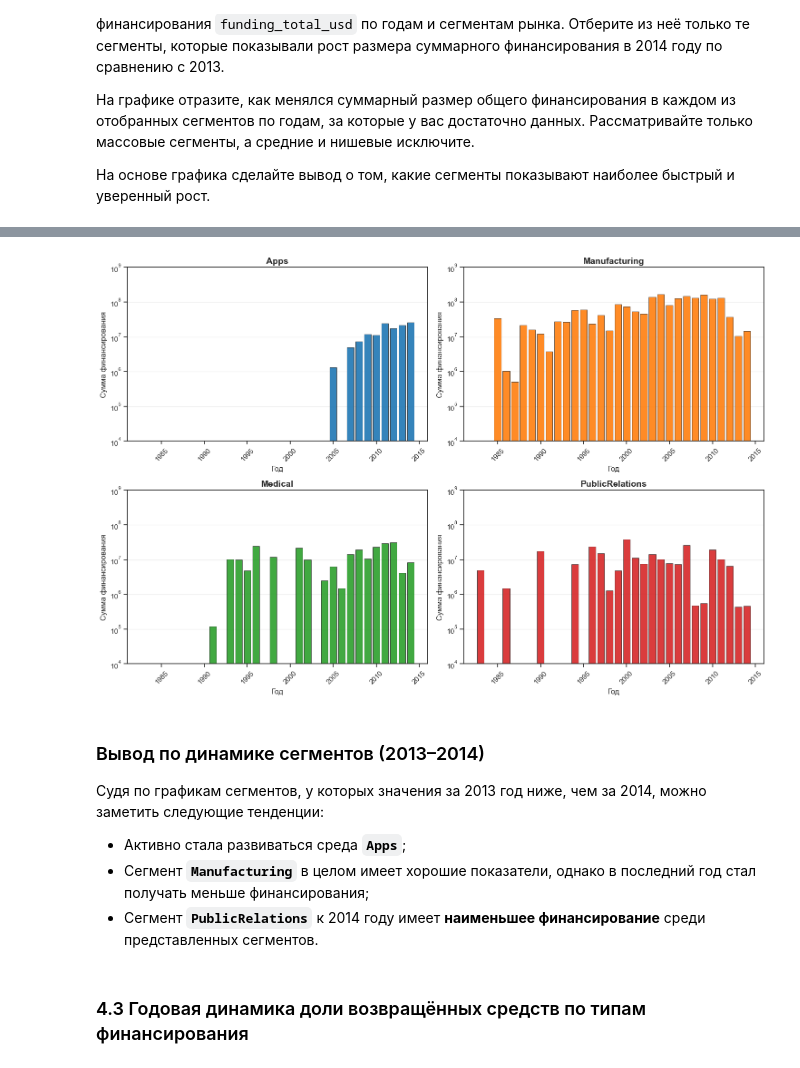
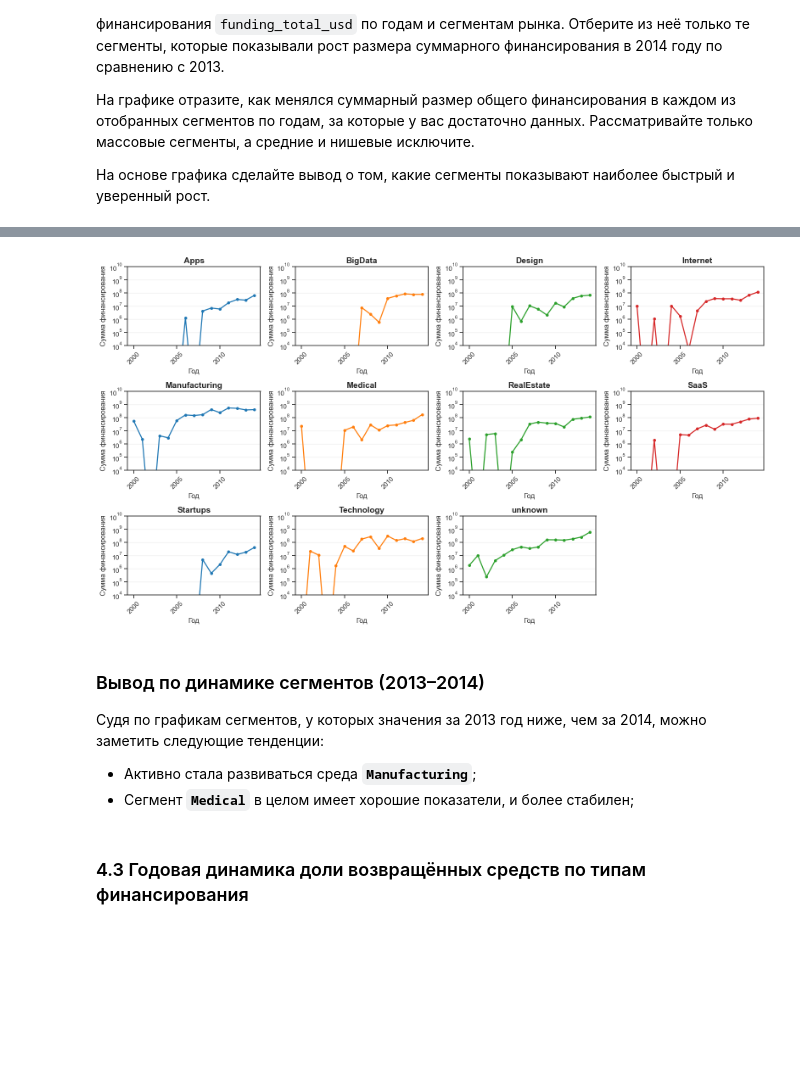
Before and after one commit to CAH0/startup-funding-analysis, a Jupyter notebook: startup_funding_analysis.ipynb, the cells around one changed output, grey strips where cells are left out. Saved outputs shown, nothing was run; the diff lists cells and outputs as text; code cells hidden in the pictures; blank space fills up the shorter version.

```diff
--- a/startup_funding_analysis.ipynb
+++ b/startup_funding_analysis.ipynb
@@ -320,6 +362,10 @@ dtype: int64
 ##Удаление данных в которых пропушенна информация про финансирование
 
 print(readInv.duplicated().sum())
-readInv['funding_total_usd'].dropna()
+
+print(readInv['funding_total_usd'].isna().sum())
+readInv = readInv.dropna(subset=['funding_total_usd']).reset_index(drop=True)
+
+readInv['funding_total_usd'].isna().sum()
 # %% [output]
 0
@@ -736,10 +819,13 @@ df = df[df['is_anomaly'] == False]
 
 Также исключили из данных аномальных значений
 # %%
-ss = df.groupby('founded_year')['funding_rounds'].count()
+df['funding_year'] = df['mid_funding_at'].dt.year
+
+ss = df.groupby('funding_year')['funding_rounds'].sum()
 years_keep = ss[ss >= 50].index
 
-df = df[df['founded_year'].isin(years_keep)]
+df = df[df['funding_year'].isin(years_keep)]
+df = df[df['funding_year'] > 1999]
 
-print(df.groupby('founded_year')['funding_rounds'].count().sort_values())
+print(df.groupby('funding_year')['funding_rounds'].sum().sort_values())
 # %% [output]
@@ -961,10 +1063,9 @@ plt.show()
 # %%
 fig, ax = plt.subplots(figsize=(12, 5))
 
-ax.bar(yearly['founded_year'], yearly['count'], label='Медиана')
-ax.plot(yearly['founded_year'], yearly['count'], color='red', marker='o', linewidth=2, label='Линия среднего')
+ax.bar(yearly['funding_year'], yearly['count'], label='Медиана')
+ax.plot(yearly['funding_year'], yearly['count'], color='red', marker='o', linewidth=2, label='Линия среднего')
 
-ax.set_yscale('log')
 ax.set_xlabel('Год основания компании')
 ax.set_ylabel('Количество раундов')
 ax.set_title('Динамика количества раудов в каждом году')
@@ -993,7 +1093,7 @@ data = df[(df['market'] != 'mid') & (df['market'] != 'niche')]
 pivot = pd.pivot_table(
     data,
     values='funding_total_usd',
-    index='founded_year',
+    index='funding_year',
     columns='market',
     aggfunc='sum',
     fill_value=0
@@ -1024,34 +1123,38 @@ display(selected)
 # %%
 import matplotlib.pyplot as plt
 import numpy as np
 
-cols = selected.columns
+cols = selected.columns[:12]
 years = selected.index
 
-fig, axes = plt.subplots(2, 2, figsize=(15, 10), squeeze=False)
+fig, axes = plt.subplots(3, 4, figsize=(16, 9), squeeze=False)
 axes = axes.flatten()
 
 colors = ['#1f77b4', '#ff7f0e', '#2ca02c', '#d62728']
 
-Y_MAX = 10**9
+Y_MAX = 10**10
 Y_MIN = 10**4
 
 for i, col in enumerate(cols):
     ax = axes[i]
-    ax.bar(years, selected[col],
-           color=colors[i], alpha=0.9,
-           edgecolor='black', linewidth=0.5)
+    ax.plot(years, selected[col],
+            color=colors[i % len(colors)],
+            marker='o', markersize=4,
+            linewidth=1.8)
 
     ax.set_title(col, fontsize=14, fontweight='bold')
     ax.set_xlabel('Год')
     ax.set_ylabel('Сумма финансирования')
     ax.grid(alpha=0.3, which='both', axis='y')
     ax.tick_params(axis='x', rotation=45)
 
     ax.set_yscale('symlog')
     ax.set_ylim(Y_MIN, Y_MAX)
 
+for j in range(len(cols), len(axes)):
+    axes[j].set_visible(False)
+
 plt.tight_layout()
 plt.show()
 # %% [output]
-[figure, old version]
+[figure, new version]
@@ -1060,9 +1219,8 @@ plt.show()
 
 Судя по графикам сегментов, у которых значения за 2013 год ниже, чем за 2014, можно заметить следующие тенденции:
 
-- Активно стала развиваться среда **`Apps`**;
-- Сегмент **`Manufacturing`** в целом имеет хорошие показатели, однако в последний год стал получать меньше финансирования;
-- Сегмент **`PublicRelations`** к 2014 году имеет **наименьшее финансирование** среди представленных сегментов.
+- Активно стала развиваться среда **`Manufacturing`**;
+- Сегмент **`Medical`** в целом имеет хорошие показатели, и более стабилен;
 # %% [markdown]
 ### 4.3 Годовая динамика доли возвращённых средств по типам финансирования
 # %% [markdown]
```
Also changed, not shown: parts of 65 cells of this notebook.
